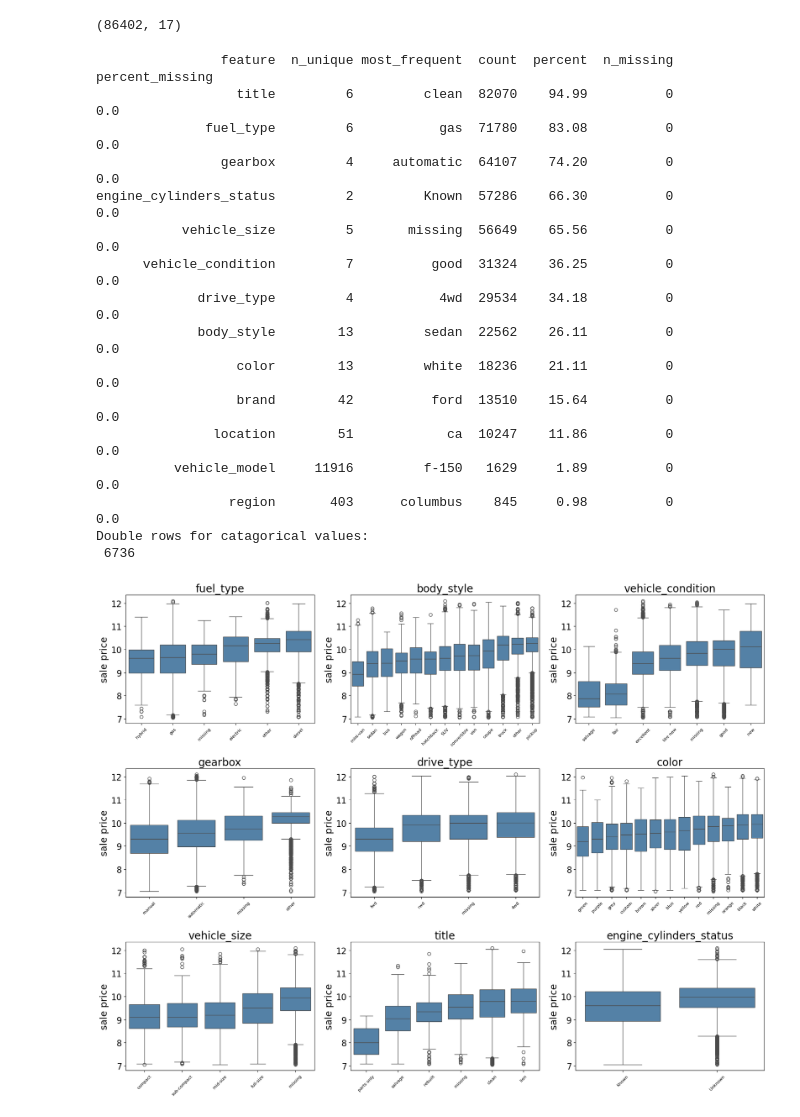
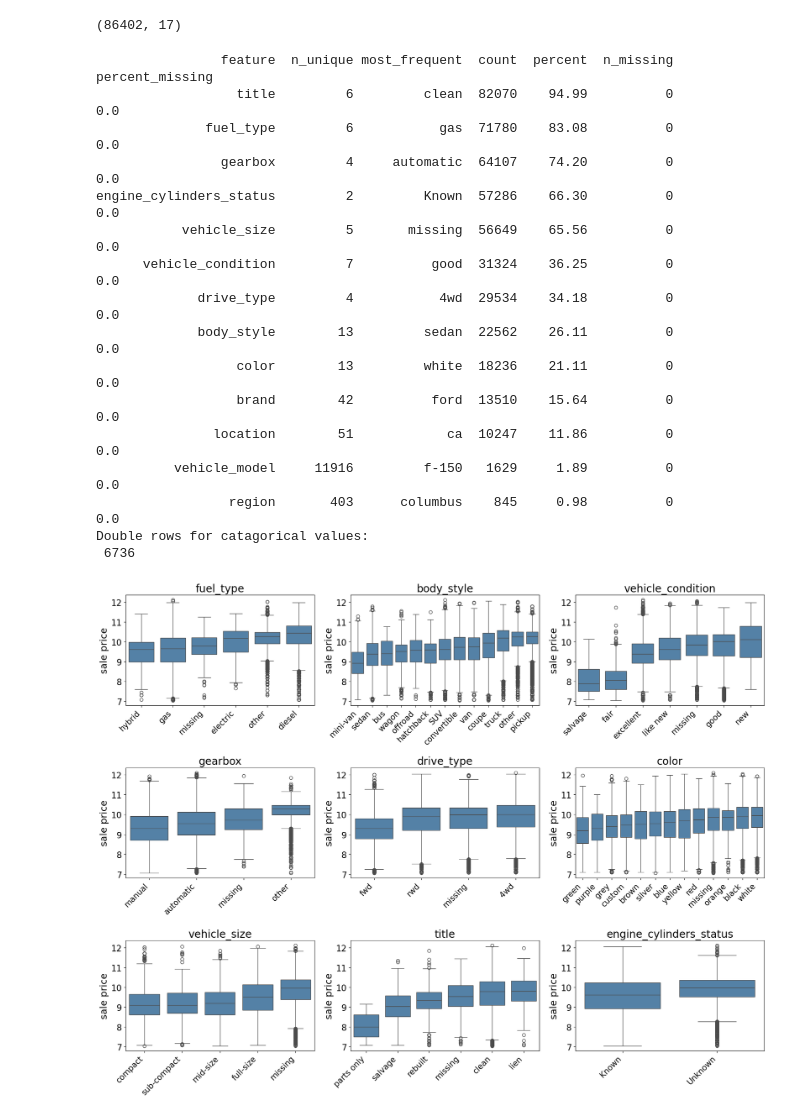
Before and after one commit to DavidVuk2000/machine-learning-2627-assignment, a Jupyter notebook: juul_scrapjupyter.ipynb, the cells around one changed output. Cells and saved outputs as stored; diff of their text form; code cells hidden in the pictures.

```diff
--- a/juul_scrapjupyter.ipynb
+++ b/juul_scrapjupyter.ipynb
@@ -172,7 +173,7 @@ Removed lines impossible, dupes and filler values:
 # %%
 
 # Before cleaning visualization!
-
+# Getting the information about the features
 rows = []
 for col in classes_df.columns:
     counts = df[col].value_counts()
@@ -187,7 +188,6 @@ for col in classes_df.columns:
         "n_missing": n_missing,
         "percent_missing": round(n_missing / len(df) * 100, 2),
     })
-
 cat_summary = pd.DataFrame(rows).sort_values("percent", ascending=False)
 print(cat_summary.to_string(index=False))
 print("Double rows for catagorical values: \n", classes_df.duplicated().sum())
@@ -208,29 +208,12 @@ for ax, col in zip(axes.ravel(), classes_df_20.columns):
     ax.set_ylabel("sale price")
     #ax.set_yscale("log")
     ax.set_xlabel("")
-    ax.tick_params(axis="x", rotation=45, labelsize=12)
+    ax.tick_params(axis="x", rotation=45, labelsize=15)
+    plt.setp(ax.get_xticklabels(), ha="right")
 
 plt.tight_layout()
 plt.savefig("Figures/DataVisualization/boxplots_before.png", dpi=250, bbox_inches="tight")
 plt.show()
-
-# Boxplot for less than 10 unique values with sales price as target value
-fig, axes = plt.subplots(3, 3, figsize=(18, 14))
-for ax, col in zip(axes.ravel(), classes_df_20.columns):
-    plot_df = classes_df_20[[col]].copy()
-    plot_df[col] = plot_df[col].fillna("missing")
-    # Sort categories by frequency
-    order = plot_df[col].value_counts().index
-    sns.countplot(data=plot_df, x=col, order=order, ax=ax, color="steelblue")
-
-    ax.set_title(col)
-    ax.set_xlabel("")
-    ax.set_ylabel("Number of observations")
-    ax.tick_params(axis="x", rotation=45, labelsize=12)
-
-plt.tight_layout()
-plt.savefig("Figures/DataVisualization/histograms_categorical_before.png", dpi=250, bbox_inches="tight")
-plt.show()
 # %% [output]
           feature  n_unique most_frequent  count  percent  n_missing  percent_missing
             title         6         clean  83291    94.83       1871             2.13
@@ -365,35 +347,36 @@ for ax, col in zip(axes.ravel(), classes_df_20.columns):
 
     # sorting the boxes by their median
     order = plot_df.groupby(col)["price"].median().sort_values().index
 
     sns.boxplot(data=plot_df, x=col, y="price", order=order,
                 ax=ax, showfliers=True, color="steelblue")
     ax.set_title(col)
     ax.set_xlabel("")
     ax.set_ylabel("sale price")
-    ax.tick_params(axis="x", rotation=45, labelsize=8)
+    ax.tick_params(axis="x", rotation=45, labelsize=15)
+    plt.setp(ax.get_xticklabels(), ha="right")
 
 plt.tight_layout()
 plt.savefig("Figures/DataVisualization/boxplots_after.png", dpi=250, bbox_inches="tight")
 plt.show()
 # %% [output]
                 feature  n_unique most_frequent  count  percent  n_missing  percent_missing
                   title         6         clean  82070    94.99          0              0.0
               fuel_type         6           gas  71780    83.08          0              0.0
                 gearbox         4     automatic  64107    74.20          0              0.0
 engine_cylinders_status         2         Known  57286    66.30          0              0.0
            vehicle_size         5       missing  56649    65.56          0              0.0
       vehicle_condition         7          good  31324    36.25          0              0.0
              drive_type         4           4wd  29534    34.18          0              0.0
              body_style        13         sedan  22562    26.11          0              0.0
                   color        13         white  18236    21.11          0              0.0
                   brand        42          ford  13510    15.64          0              0.0
                location        51            ca  10247    11.86          0              0.0
           vehicle_model     11916         f-150   1629     1.89          0              0.0
                  region       403      columbus    845     0.98          0              0.0
 Double rows for catagorical values:
  6736
-[figure, old version]
+[figure, new version]
 # %%
 from sklearn.preprocessing import TargetEncoder
 # Trying one hot encoder and target encoder on the catagorical data
```
Also changed, not shown: parts of 5 cells of this notebook, 4 other files.
